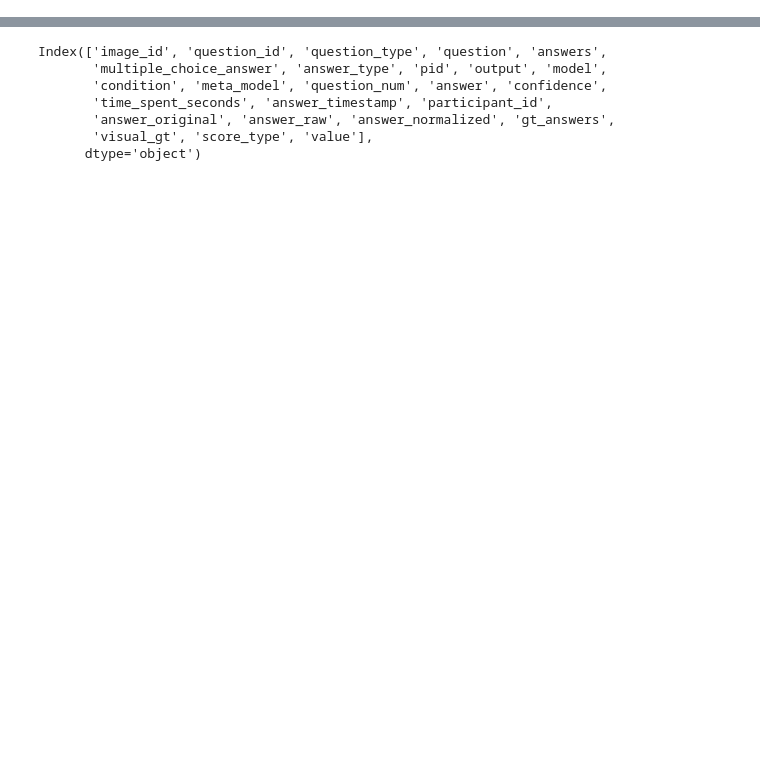
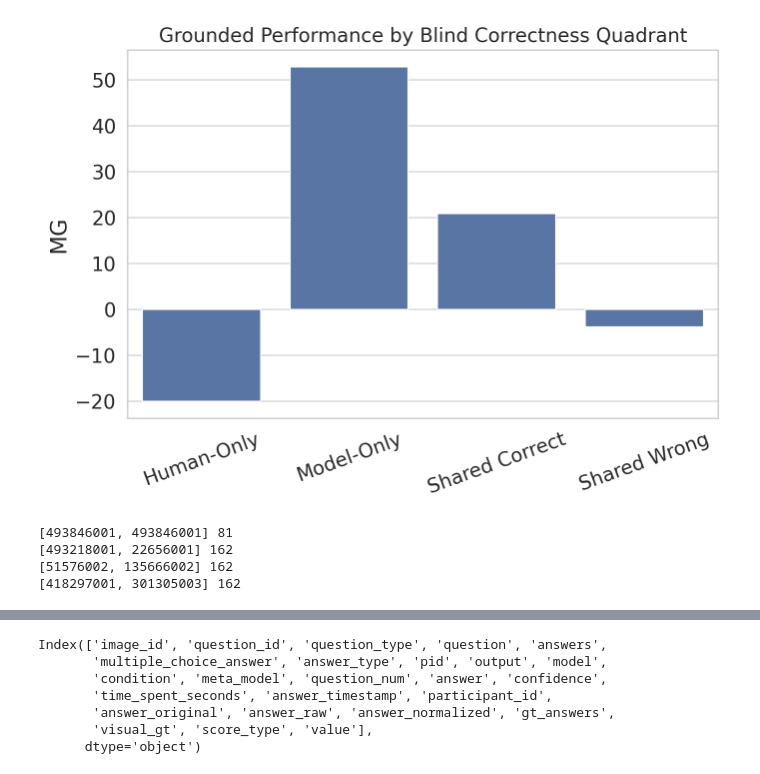
Before and after one commit to unolop/HPA, a Jupyter notebook: evaluation/analysis/A1_vqa.ipynb, the cells around one changed output, grey strips where cells are left out. Cells and saved outputs as stored; diff of their text form; code cells hidden in the pictures; blank space fills up the shorter version.

```diff
--- a/evaluation/analysis/A1_vqa.ipynb
+++ b/evaluation/analysis/A1_vqa.ipynb
@@ -247,0 +82,6 @@ ag
+# %%
+# same group of quesitons to compare with humans but with gt condition to get the MG
+mms = calculate_mg(vqa_1k[(vqa_1k['question_id'].isin(qids))], filename='1 Models Subset MG')
+mms.groupby(['question_type']).mean(numeric_only=True)
+mms = pd.merge(mms.groupby(['question_id', 'question_type', 'answer_type']).mean(numeric_only=True),human_df, on=['question_id', 'question_type', 'answer_type'], suffixes=('_model', '_human'))
+mms.columns
@@ -247,0 +97,56 @@ ag
+# %%
+# from utils.quadrants import *
+import matplotlib.pyplot as plt
+
+mms["human_correct"] = (mms["correct_human"] >= 0.5).astype(int)
+mms["model_correct"] = (mms["correct_model"] >= 0.5).astype(int)
+mms["cc_quadrant"] = mms.apply(cc_quadrant, axis=1)
+
+plt.figure(figsize=(7, 5), dpi=200)  # Increase figure size and DPI for better quality
+
+ax = sns.barplot(
+    data=(
+        mms.groupby("cc_quadrant")["MG_Acc"]
+        .mean()
+        .reset_index()
+    ),
+    x="cc_quadrant",
+    y="MG_Acc"
+)
+
+# Increase font sizes
+ax.set_ylabel("MG", fontsize=16)
+ax.set_xlabel("", fontsize=16)  # Blind Correctness Pattern
+ax.set_title("Grounded Performance by Blind Correctness Quadrant", fontsize=14)
+ax.tick_params(axis='x', labelsize=14)
+ax.tick_params(axis='y', labelsize=14)
+for label in (ax.get_xticklabels() + ax.get_yticklabels()):
+    label.set_fontsize(14)
+plt.xticks(rotation=20)
+plt.tight_layout()
+plt.show()
+# %% [output]
+[figure, added]
+# %%
+qs = ["Human Wrong / Model Correct","Both Wrong", 'Both Correct', 'Human Correct / Model Wrong']
+
+def get_examples(quad, df=vqa_1k, mms=mms):
+
+    both_wrong = mms[mms["cc_quadrant"] == quad]
+    target_ids = both_wrong.sort_values("MG_Acc").head(2)["question_id"].tolist()
+    result_df = df[df['question_id'].isin(target_ids)].copy()
+    print(target_ids, len(result_df))
+    result_df['quadrant'] = quad
+    # result_df = result_df.dropna(axis=1)
+
+    return result_df
+
+examples= []
+for qud in qs:
+    examples.append(get_examples(qud) )
+pd.concat(examples).to_csv('./tables/4-quadrant-ex.csv')
+# %% [output]
+[493846001, 493846001] 81
+[493218001, 22656001] 162
+[51576002, 135666002] 162
+[418297001, 301305003] 162
```
Also changed, not shown: parts of 28 cells of this notebook, 24 other files.
